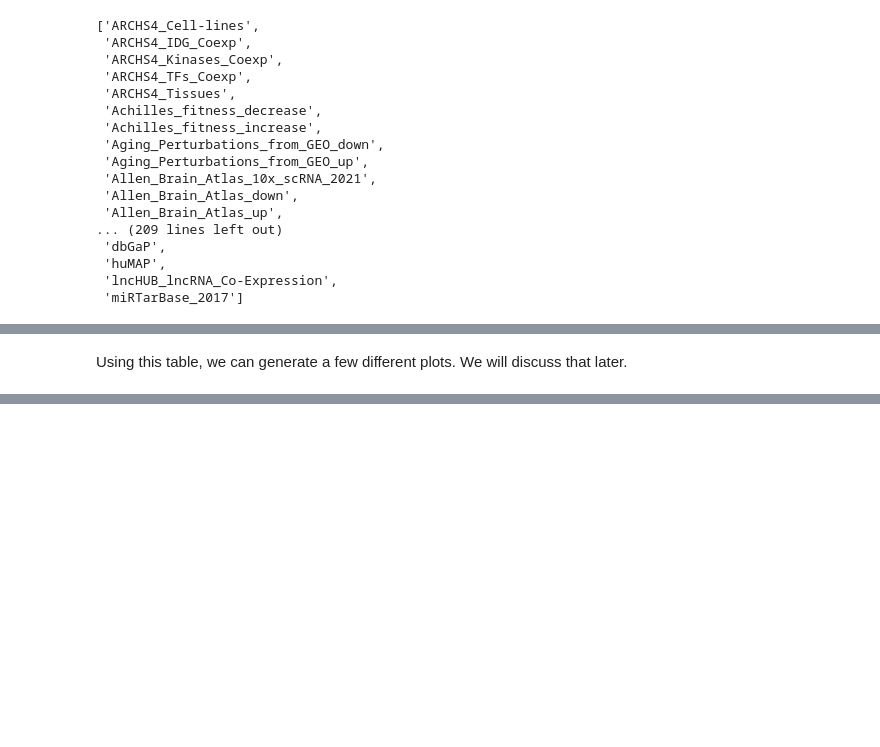
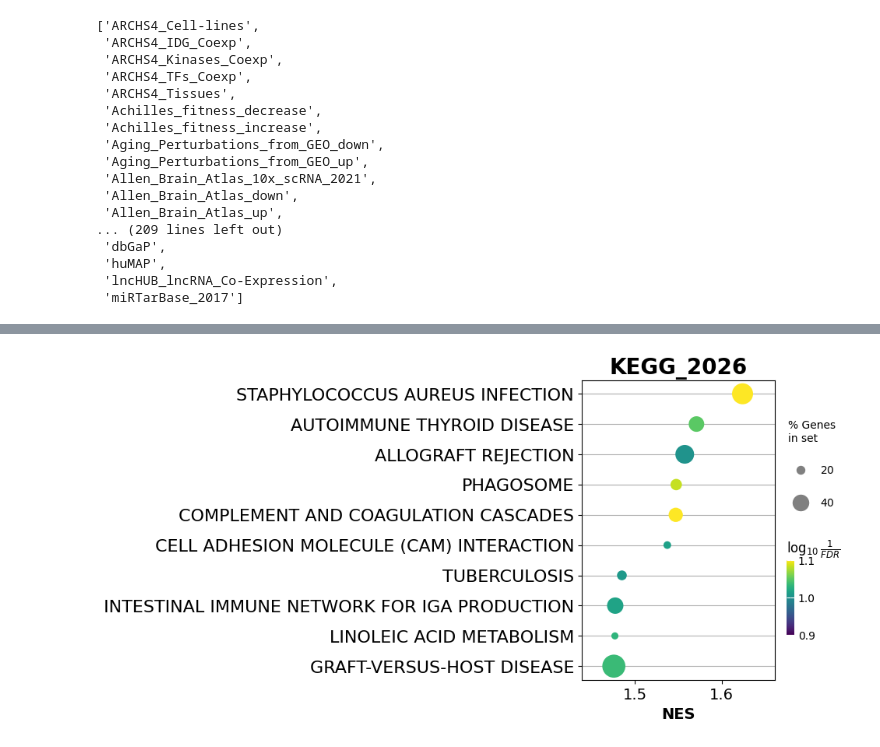
Before and after one commit to DiyaPrabhuram/bulk_RNA-seq_in_python, a Jupyter notebook: RNA_seq_with_pyDESeq2.ipynb, the cells around one changed output, grey strips where cells are left out. Cells and saved outputs as stored; diff of their text form; code cells hidden in the pictures; blank space fills up the shorter version.

Commit message:
Updated with a GSEA plot.

```diff
--- a/RNA_seq_with_pyDESeq2.ipynb
+++ b/RNA_seq_with_pyDESeq2.ipynb
@@ -487,2 +457,14 @@ The order of those genes will be arbitrary, which may produce unexpected results
-# %% [markdown]
-Using this table, we can generate a few different plots. We will discuss that later.
+# %%
+from gseapy import dotplot
+import matplotlib.pyplot as plt
+
+pre_res = gp.prerank(rnk = gsea_input, gene_sets = 'KEGG_2026', seed = 6, permutation_num = 100)
+pre_res.res2d.head(5)
+
+ax = dotplot(pre_res.res2d,
+             column="FDR q-val",
+             title='KEGG_2026',
+             cmap=plt.cm.viridis,
+             size=6,
+             figsize=(4,5), cutoff=0.25, show_ring=False)
+# %% [output]
@@ -488,0 +473 @@ Using this table, we can generate a few different plots. We will discuss that la
+[figure, added]
```
Also changed, not shown: parts of 7 cells of this notebook.
